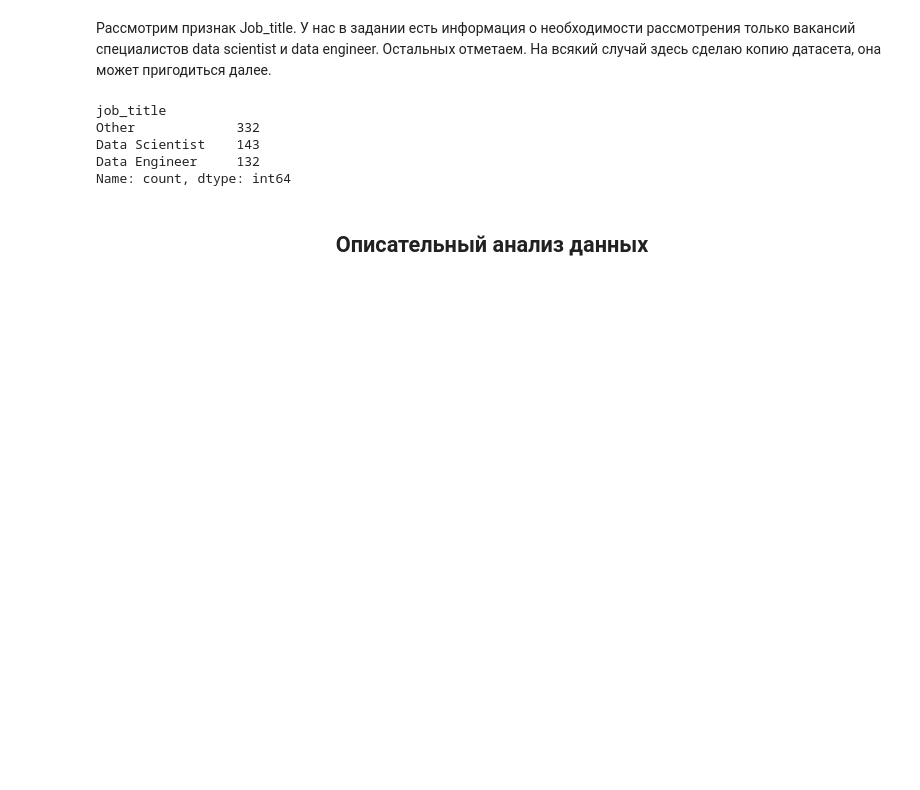
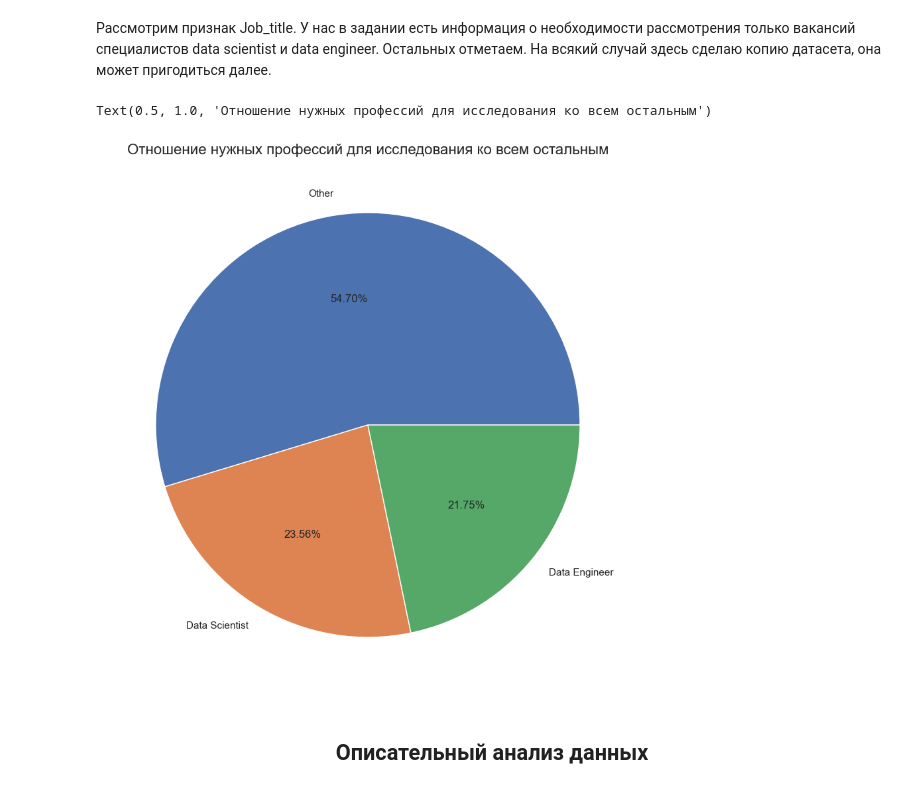
Before and after one commit to Elancinos/SF_DS_COURSE, a Jupyter notebook: Studies/EDA-4/EDA-4_practice.ipynb, the cells around one changed output. Cells and saved outputs as stored; diff of their text form; code cells hidden in the pictures; blank space fills up the shorter version.

```diff
--- a/Studies/EDA-4/EDA-4_practice.ipynb
+++ b/Studies/EDA-4/EDA-4_practice.ipynb
@@ -192,20 +199,26 @@ memory usage: 22.4 KB
 # %%
 #Список нужных нам профессий
 jobs_in_research = ['Data Scientist', 'Data Engineer']
 
 #Копия данных со всеми профессиями на будущее
 salaries_data_copy = salaries_data.copy()
 
 
 salaries_data['job_title'] = salaries_data['job_title'].apply(lambda x: x if x in jobs_in_research else 'Other')
 
-salaries_data['job_title'].value_counts()
+job_mask = salaries_data['job_title'].value_counts()
+fig = plt.figure(figsize=(8,8))
+axes = fig.add_axes([0,0,1,1])
+axes.pie(
+    job_mask,
+    labels=job_mask.index,
+    colors=sns.color_palette('deep')[0:3],
+    autopct='%.2f%%'
+)
+axes.set_title('Отношение нужных профессий для исследования ко всем остальным', fontsize=16)
 # %% [output]
-job_title
-Other             332
-Data Scientist    143
-Data Engineer     132
-Name: count, dtype: int64
+Text(0.5, 1.0, 'Отношение нужных профессий для исследования ко всем остальным')
+[figure, added]
 # %% [markdown]
 ## <center> Описательный анализ данных
 # %% [markdown]
```
Also changed, not shown: parts of 17 cells of this notebook.
